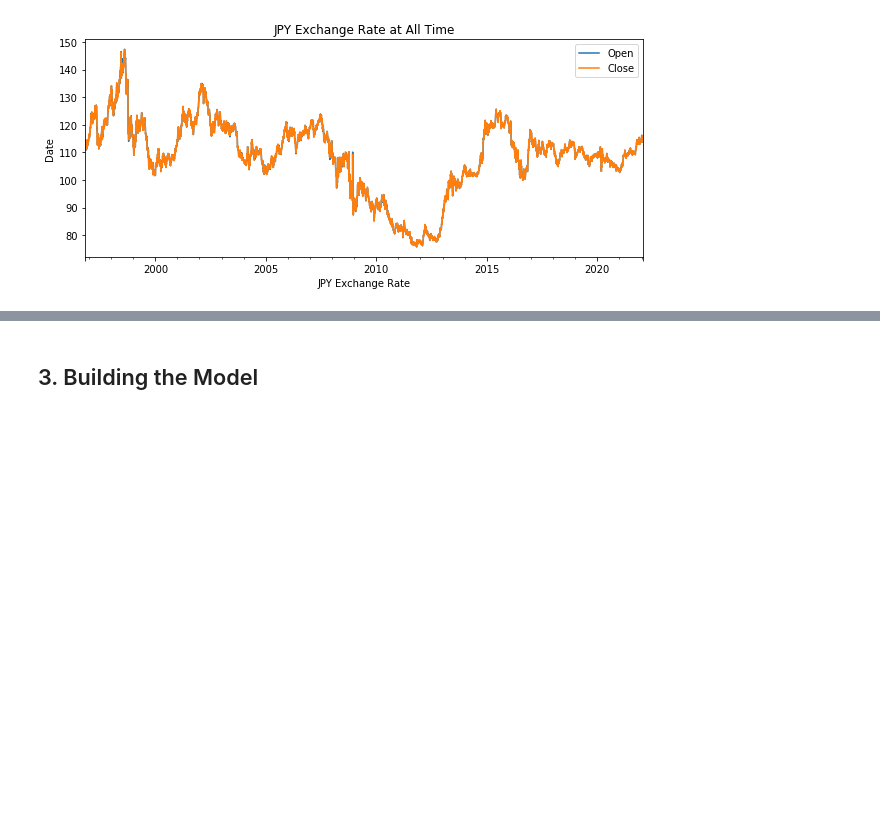
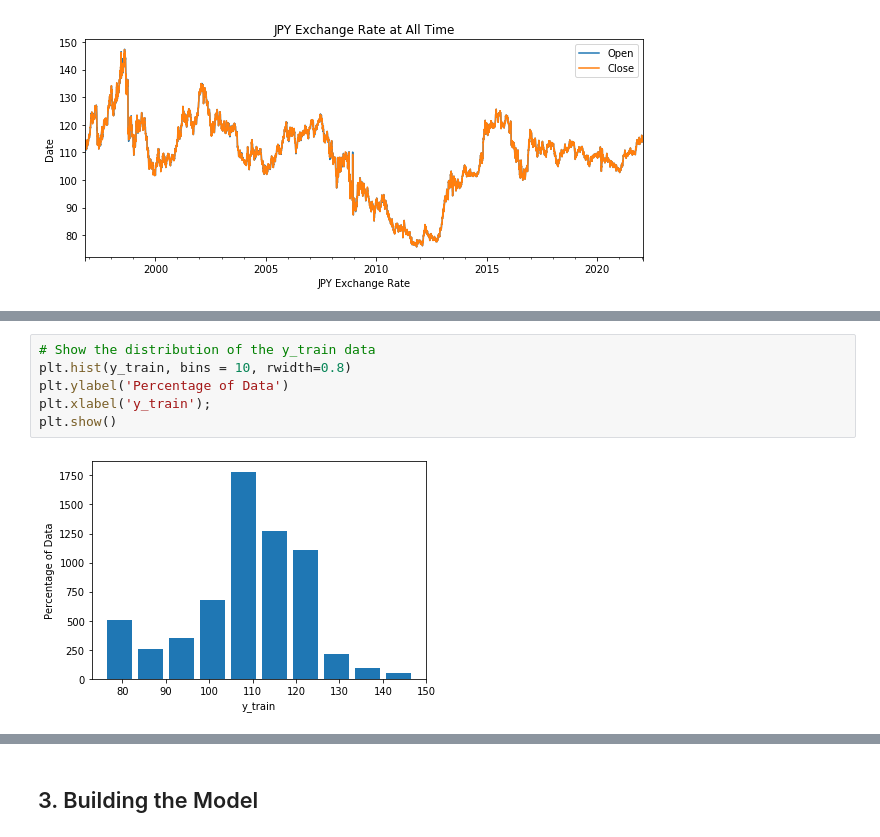
Before and after one commit to ngtinc21/Machine-Learning-Algorithms, a Jupyter notebook: RNN_Example_3_Forex_Rate_Prediction.ipynb, the cells around one changed output, grey strips where cells are left out. Saved outputs shown, nothing was run; the diff lists cells and outputs as text; blank space fills up the shorter version.

```diff
--- a/RNN_Example_3_Forex_Rate_Prediction.ipynb
+++ b/RNN_Example_3_Forex_Rate_Prediction.ipynb
@@ -183,0 +160,8 @@ def spliting_dataset(forex_dataset, training_end_date):
+# %%
+# Show the distribution of the y_train data
+plt.hist(y_train, bins = 10, rwidth=0.8)
+plt.ylabel('Percentage of Data')
+plt.xlabel('y_train');
+plt.show()
+# %% [output]
+[figure, added]
```
Also changed, not shown: parts of 40 cells of this notebook.
